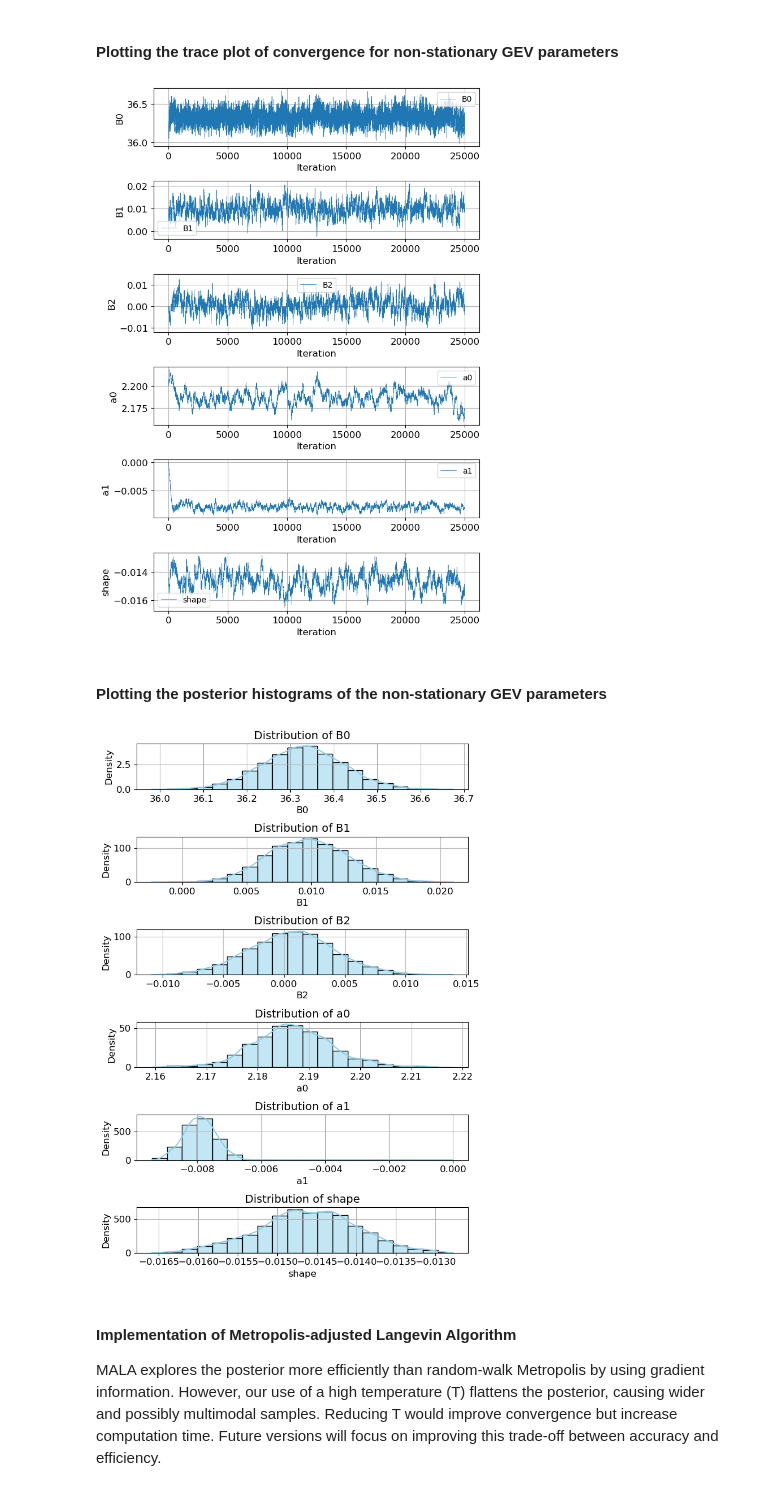
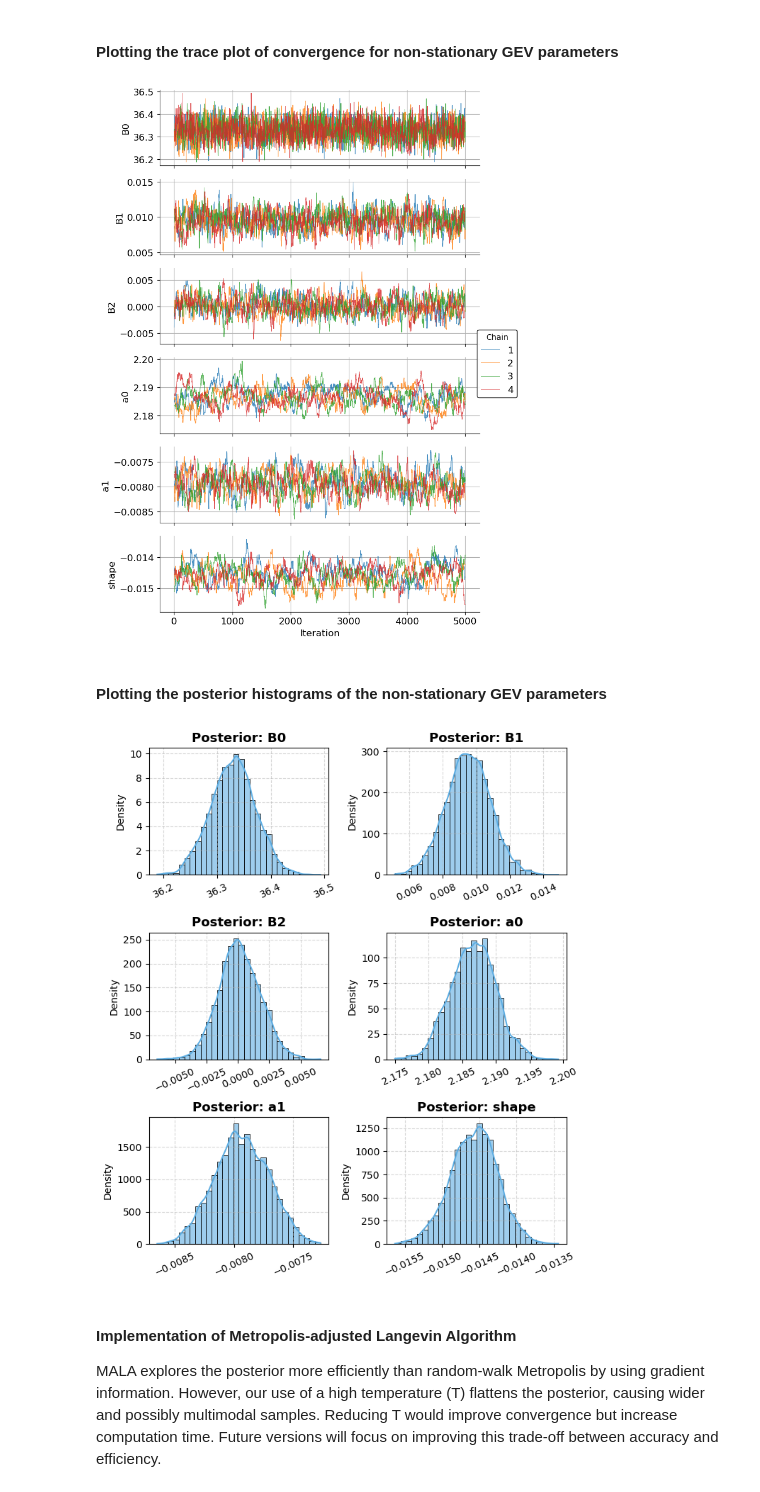
Before and after one commit to Nischalcs50/nsEVDx, a Jupyter notebook: examples/example_GEV.ipynb, the cells around one changed output. Drawn from its saved outputs; the diff is of its cells as text; code cells hidden in the pictures.

Commit message:
multi chain added to randwalk and MALA

```diff
--- a/examples/example_GEV.ipynb
+++ b/examples/example_GEV.ipynb
@@ -157,9 +157,10 @@ print(
 # %%
 initial_params = [loc, 0, 0.00, np.log(scale), 0.00, shape]
 # initial_params = estimates # obtained from frequentist approach
-samples, a_rate = sampler.MH_RandWalk(
-    num_samples=25000,
+samples, a_rate, r_hat = sampler.MH_RandWalk(
+    num_samples=5000,
     initial_params=initial_params,
     proposal_widths=[0.1, 0.001, 0.001, 0.001, 0.0001, 1e-4],
-    T=0.005,
+    T=0.001, burn_in = 500,
+    num_chains = 4, n_jobs=4
 )
@@ -242,13 +253,13 @@ distribution is well-tuned, with a balance in exploration and convergence.
 # %%
 ns.plot_trace(samples, config, fig_size=(7, 10))
 # %% [output]
-[figure, old version]
+[figure, new version]
 # %% [markdown]
 #### Plotting the posterior histograms of the non-stationary GEV parameters
 # %%
-ns.plot_posterior(samples, config, fig_size=(7, 10))
+ns.plot_posterior(samples, config, fig_size=(7, 8))
 # %% [output]
-[figure, old version]
+[figure, new version]
 # %% [markdown]
 #### Implementation of Metropolis-adjusted Langevin Algorithm
 
```
Also changed, not shown: parts of 8 cells of this notebook, 7 other files.
